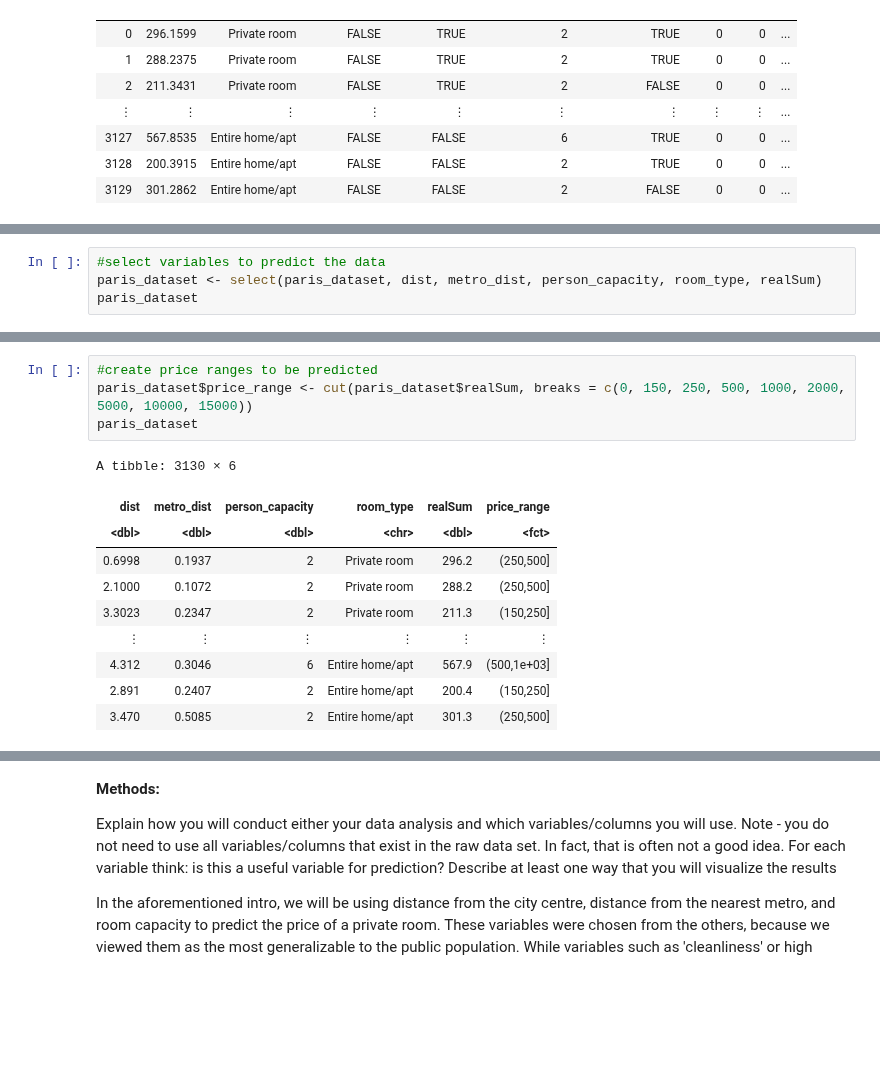
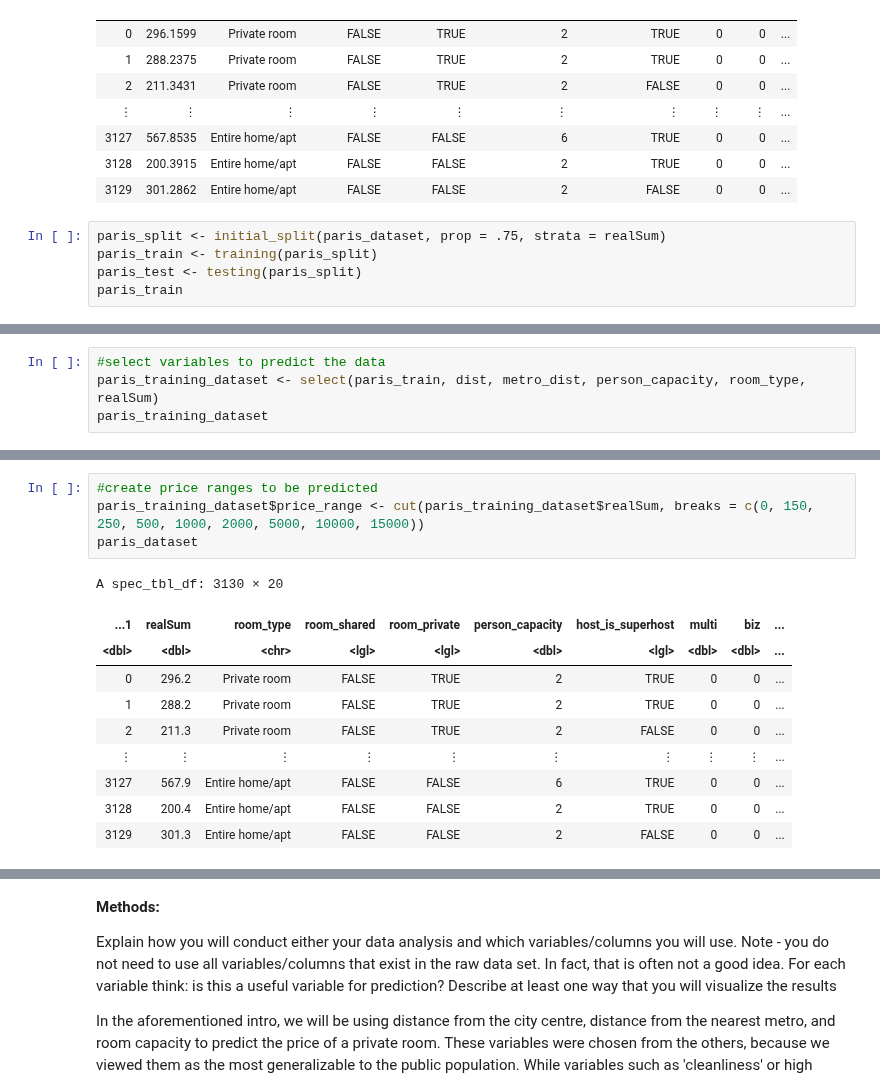
Before and after one commit to chadsc79/dsci-100-2022w2-group-7-section-005, a Jupyter notebook: dsci100_group_project_proposal_005_group_7.ipynb, the cells around one changed output, grey strips where cells are left out. Saved outputs shown, nothing was run; the diff lists cells and outputs as text; blank space fills up the shorter version.

```diff
--- a/dsci100_group_project_proposal_005_group_7.ipynb
+++ b/dsci100_group_project_proposal_005_group_7.ipynb
@@ -84,3 +84,8 @@ A spec_tbl_df: 3130 × 20
 | 3127 | 567.8535 | Entire home/apt | FALSE | FALSE | 6 | TRUE | 0 | 0 | ... |
 | 3128 | 200.3915 | Entire home/apt | FALSE | FALSE | 2 | TRUE | 0 | 0 | ... |
 | 3129 | 301.2862 | Entire home/apt | FALSE | FALSE | 2 | FALSE | 0 | 0 | ... |
+# %%
+paris_split <- initial_split(paris_dataset, prop = .75, strata = realSum)
+paris_train <- training(paris_split)
+paris_test <- testing(paris_split)
+paris_train
@@ -87,5 +103,5 @@ A spec_tbl_df: 3130 × 20
 # %%
 #select variables to predict the data
-paris_dataset <- select(paris_dataset, dist, metro_dist, person_capacity, room_type, realSum)
-paris_dataset
+paris_training_dataset <- select(paris_train, dist, metro_dist, person_capacity, room_type, realSum)
+paris_training_dataset
 # %% [output]
@@ -113,18 +129,18 @@ A tibble: 1 × 2
 | 92.74 | 16446 |
 # %%
 #create price ranges to be predicted
-paris_dataset$price_range <- cut(paris_dataset$realSum, breaks = c(0, 150, 250, 500, 1000, 2000, 5000, 10000, 15000))
+paris_training_dataset$price_range <- cut(paris_training_dataset$realSum, breaks = c(0, 150, 250, 500, 1000, 2000, 5000, 10000, 15000))
 paris_dataset
 # %% [output]
-A tibble: 3130 × 6
+A spec_tbl_df: 3130 × 20
-| dist | metro_dist | person_capacity | room_type | realSum | price_range |
-| <dbl> | <dbl> | <dbl> | <chr> | <dbl> | <fct> |
-| 0.6998 | 0.1937 | 2 | Private room | 296.2 | (250,500] |
-| 2.1000 | 0.1072 | 2 | Private room | 288.2 | (250,500] |
-| 3.3023 | 0.2347 | 2 | Private room | 211.3 | (150,250] |
-| ⋮ | ⋮ | ⋮ | ⋮ | ⋮ | ⋮ |
-| 4.312 | 0.3046 | 6 | Entire home/apt | 567.9 | (500,1e+03] |
-| 2.891 | 0.2407 | 2 | Entire home/apt | 200.4 | (150,250] |
-| 3.470 | 0.5085 | 2 | Entire home/apt | 301.3 | (250,500] |
+| ...1 | realSum | room_type | room_shared | room_private | person_capacity | host_is_superhost | multi | biz | ... |
+| <dbl> | <dbl> | <chr> | <lgl> | <lgl> | <dbl> | <lgl> | <dbl> | <dbl> | ... |
+| 0 | 296.2 | Private room | FALSE | TRUE | 2 | TRUE | 0 | 0 | ... |
+| 1 | 288.2 | Private room | FALSE | TRUE | 2 | TRUE | 0 | 0 | ... |
+| 2 | 211.3 | Private room | FALSE | TRUE | 2 | FALSE | 0 | 0 | ... |
+| ⋮ | ⋮ | ⋮ | ⋮ | ⋮ | ⋮ | ⋮ | ⋮ | ⋮ | ... |
+| 3127 | 567.9 | Entire home/apt | FALSE | FALSE | 6 | TRUE | 0 | 0 | ... |
+| 3128 | 200.4 | Entire home/apt | FALSE | FALSE | 2 | TRUE | 0 | 0 | ... |
+| 3129 | 301.3 | Entire home/apt | FALSE | FALSE | 2 | FALSE | 0 | 0 | ... |
 # %%
 #The highest bar would represent the most common room type
```
Also changed, not shown: parts of 10 cells of this notebook.
